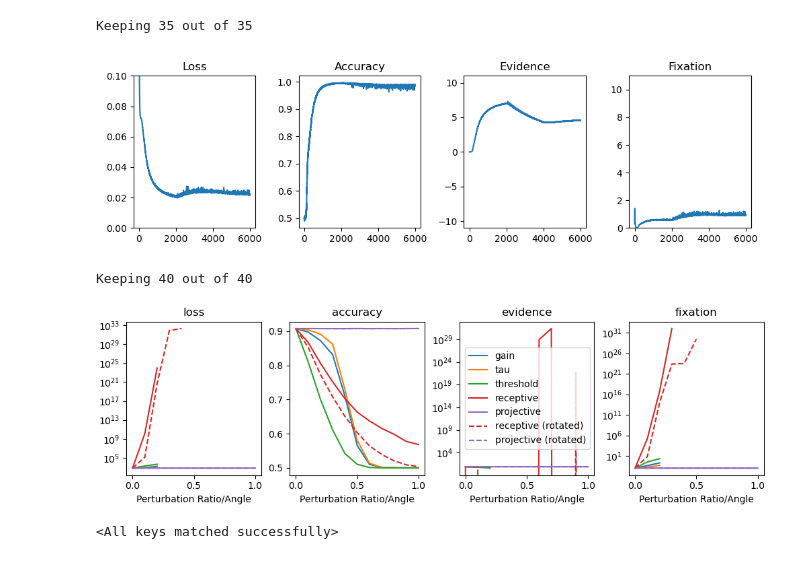
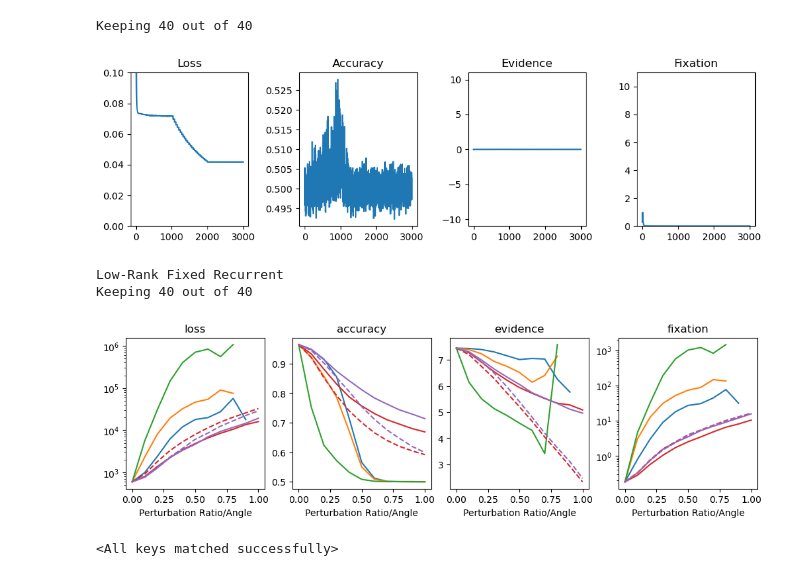
Before and after one commit to landoskape/mcn2024-psets, a Jupyter notebook: intrinsic-excitability/perturb.ipynb, the cells around one changed output. Cells and saved outputs as stored; diff of their text form; code cells hidden in the pictures.

```diff
--- a/intrinsic-excitability/perturb.ipynb
+++ b/intrinsic-excitability/perturb.ipynb
@@ -28,0 +91,13 @@ centers = (edges[1:] + edges[:-1]) / 2
+# %%
+names = ["Low-Rank Full Learning", "Low-Rank Fixed Recurrent", "Low-Rank Fixed Intrinsic", "Low-rank Fixed R+I", "Full-rank Intrinsic"]
+to_plot = [[0], [0, 1], [0, 1, 2, 3], [0, 1, 2, 3, 4]]
+fig, ax = plt.subplots(2, 2, figsize=(10, 3), tight_layout=True)
+ax = np.reshape(ax, -1)
+for ii in range(4):
+    for jj in to_plot[ii]:
+        ax[ii].plot([0, 0], [0, 0], c=cols[jj], label=names[jj])
+    ax[ii].legend(fontsize=16)
+    ax[ii].axis("off")
+
+plt.savefig(f"../project/{figure_name}_legend")
+plt.show()
@@ -29,5 +174,5 @@ centers = (edges[1:] + edges[:-1]) / 2
 # %%
-jobid = 47
+jobid = 45
 
 train_loss, train_accuracy, train_evidence, train_fixation = load_results(jobid)
 keep_idx = train_loss[:, -1] < np.inf
@@ -59,10 +204,16 @@ ax[3].set_ylim(0, 11)
 
 plt.show()
 # %% [output]
-Keeping 35 out of 35
+Keeping 40 out of 40
-[figure, old version]
+[figure, new version]
 # %%
-jobid = 43
+jobs = [43, 44, 45, 46, 47]
+names = ["Low-Rank Full Learning", "Low-Rank Fixed Recurrent", "Low-Rank Fixed Intrinsic", "Low-rank Fixed R+I", "Full-rank Intrinsic"]
+
+jobid = 44
+cjobname = names[jobs.index(jobid)]
+print(cjobname)
+
 train_loss, train_accuracy, train_evidence, train_fixation = load_results(jobid)
 keep_idx = train_loss[:, -1] < np.inf
 print(f"Keeping {keep_idx.sum()} out of {keep_idx.shape[0]}")
@@ -84,43 +235,52 @@ psychometric = perturb["psychometric"][keep_idx]
 
 perturb_rotation_angles = perturb_rotation["perturb_ratios"]
 perturb_rotation_angles = perturb_rotation_angles / perturb_rotation_angles.max()
 
 loss_rotation = perturb_rotation["loss"][keep_idx]
 accuracy_rotation = perturb_rotation["accuracy"][keep_idx]
 evidence_rotation = perturb_rotation["evidence"][keep_idx]
 fixation_rotation = perturb_rotation["fixation"][keep_idx]
 psychometric_rotation = perturb_rotation["psychometric"][keep_idx]
 
 # Make nice lookup table of 5 colors so I can do color=cmap[index]
 cmap = plt.get_cmap("tab10")
 
 ylog = dict(loss=True, accuracy=False, evidence=False, fixation=True)
 
 plt.close('all')
 fig, ax = plt.subplots(1, 4, figsize=(10, 3), layout="constrained")
 for ii, (name, value) in enumerate(zip(["loss", "accuracy", "evidence", "fixation"], [loss, accuracy, evidence, fixation])):
     for jj, target in enumerate(perturb_targets):
-        ax[ii].plot(perturb_ratios, value[:, :, jj].mean(dim=(0, 2)), label=f"{target}", c=cmap(jj))
+        ax[ii].plot(perturb_ratios, torch.nanmean(value[:, :, jj], dim=(0, 2)), label=f"{target}", c=cmap(jj))
 for ii, (name, value) in enumerate(zip(["loss", "accuracy", "evidence", "fixation"], [loss_rotation, accuracy_rotation, evidence_rotation, fixation_rotation])):
     for jj, target in enumerate(perturb_targets):
         if target in ["receptive", "projective"]:
-            ax[ii].plot(perturb_rotation_angles, value[:, :, jj].mean(dim=(0, 2)), label=f"{target} (rotated)", linestyle="--", c=cmap(jj))
+            ax[ii].plot(perturb_rotation_angles, torch.nanmean(value[:, :, jj], dim=(0, 2)), label=f"{target} (rotated)", linestyle="--", c=cmap(jj))
     ax[ii].set_title(name)
-    if ii == 2:
-        ax[ii].legend()
     ax[ii].set_xlabel("Perturbation Ratio/Angle")
     ax[ii].set_yscale("log" if ylog[name] else "linear")
+
+savefig = False
+if savefig:
+    plt.savefig(f"../project/PerturbationComparison_{cjobname}")
 plt.show()
 
-# plt.plot(perturb_rotation_angles, torch.mean(accuracy_receptive_rotate, dim=(0, 2)), c='r', linestyle='--', label="Receptive -- Rotate")
-# plt.plot(perturb_rotation_angles, torch.mean(accuracy_projective_rotate, dim=(0, 2)), c='b', linestyle='--', label="Projective -- Rotate")
-# plt.legend()
-# plt.xlabel("Perturbation Ratio")
-# plt.ylabel("Accuracy")
+
+# fig = plt.figure(figsize=(3, 3), tight_layout=True)
+# for jj, target in enumerate(perturb_targets):
+#     plt.plot([0, 0], [0, 0], label=f"{target}", c=cmap(jj))
+# for jj, target in enumerate(perturb_targets):
+#     if target in ["receptive", "projective"]:
+#         plt.plot([0, 0], [0, 0], label=f"{target} (rotated)", linestyle="--", c=cmap(jj))
+# plt.legend(fontsize=16)
+# plt.axis("off")
+
+# plt.savefig(f"../project/PerturbationComparison_legend")
 # plt.show()
 # %% [output]
+Low-Rank Fixed Recurrent
 Keeping 40 out of 40
-[figure, old version]
+[figure, new version]
 # %%
 # Load trained model and results
 
```
Also changed, not shown: parts of 5 cells of this notebook, 15 other files.
